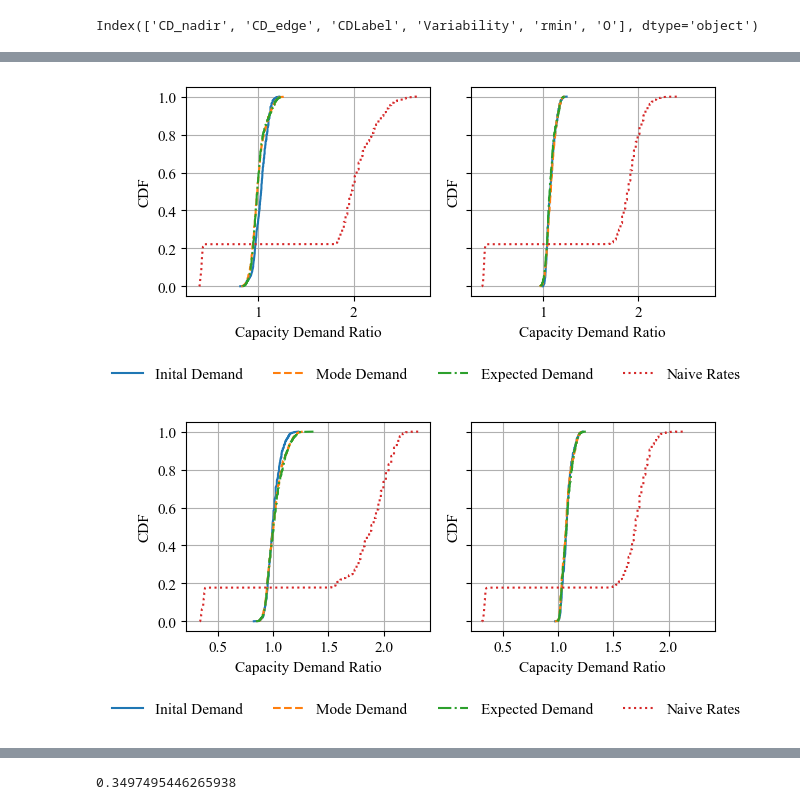
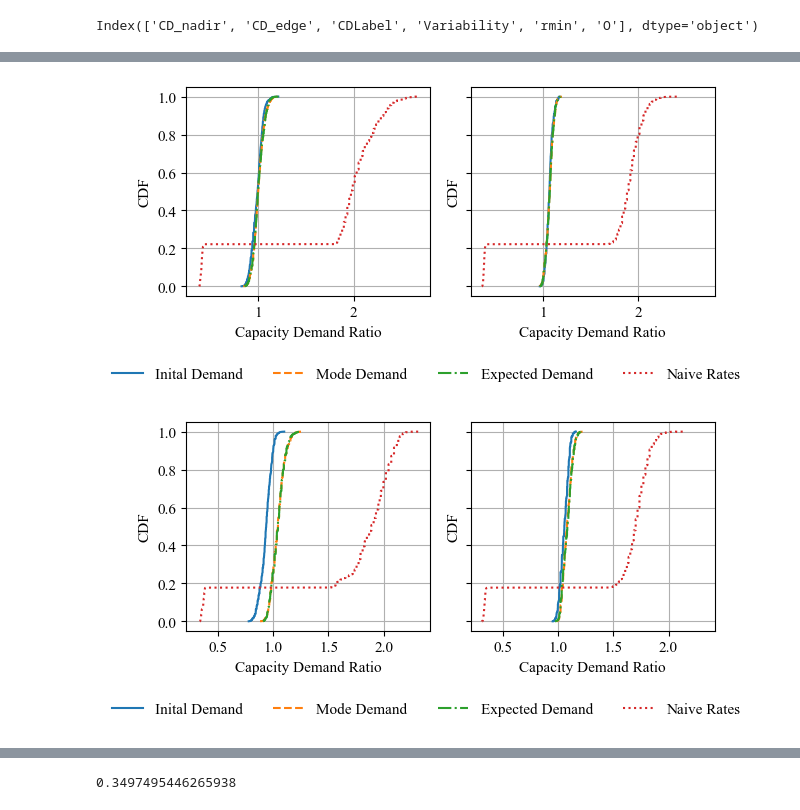
Before and after one commit to AppelEater/P10masters, a Jupyter notebook: visualizers/visualize_CDF_and_HIST_of_variable_demands.ipynb, the cells around one changed output, grey strips where cells are left out. Cells and saved outputs as stored; diff of their text form; code cells hidden in the pictures.

```diff
--- a/visualizers/visualize_CDF_and_HIST_of_variable_demands.ipynb
+++ b/visualizers/visualize_CDF_and_HIST_of_variable_demands.ipynb
@@ -332,7 +332,7 @@ CD_O_equal_two_nadir
 CD_O_equal_five_edge
 CD_O_equal_five_nadir
 
-Labels_for_naive_case = ["Edge Intertial","Edge Variable","Nadir Intertial", "Nadir Variable"]
+Labels_for_naive_case = ["Edge Intertia","Edge Variable","Nadir Intertia", "Nadir Variable"]
 
 for idx, ax in enumerate(axs1):
     ax.set_xlabel("Capacity Demand Ratio")
@@ -436,11 +436,12 @@ CD_over_loops[(CD_over_loops["rmin"] == 0) & (CD_over_loops["O"] == 2)]
 | 24 | [0.97421634, 0.98556644, 1.007076... | [0.9844068, 0.9750315, 1.0341244,... | Expected demand Variable | Variability | 0 | 2 |
 | 30 | [1.0519311, 1.047548, 1.0453702, ... | [1.1090984, 1.0647345, 1.0541925,... | Expected demand Sticky | Inertial | 0 | 2 |
 # %%
-df_rmin_zero_o_two_inertial = CD_over_loops[(CD_over_loops["rmin"] == 0) & (CD_over_loops["O"] == 2) & (CD_over_loops["Variability"] == "Inertial")]
-df_rmin_zero_o_two_variable= CD_over_loops[(CD_over_loops["rmin"] == 0) & (CD_over_loops["O"] == 2) & (CD_over_loops["Variability"] == "Variability")]
+rmin = 200000
+df_rmin_zero_o_two_inertial = CD_over_loops[(CD_over_loops["rmin"] == rmin) & (CD_over_loops["O"] == 2) & (CD_over_loops["Variability"] == "Inertial")]
+df_rmin_zero_o_two_variable= CD_over_loops[(CD_over_loops["rmin"] == rmin) & (CD_over_loops["O"] == 2) & (CD_over_loops["Variability"] == "Variability")]
 
-df_rmin_zero_o_five_inertial = CD_over_loops[(CD_over_loops["rmin"] == 0) & (CD_over_loops["O"] == 5) & (CD_over_loops["Variability"] == "Inertial")]
-df_rmin_zero_o_five_variable = CD_over_loops[(CD_over_loops["rmin"] == 0) & (CD_over_loops["O"] == 5) & (CD_over_loops["Variability"] == "Variability")]
+df_rmin_zero_o_five_inertial = CD_over_loops[(CD_over_loops["rmin"] == rmin) & (CD_over_loops["O"] == 5) & (CD_over_loops["Variability"] == "Inertial")]
+df_rmin_zero_o_five_variable = CD_over_loops[(CD_over_loops["rmin"] == rmin) & (CD_over_loops["O"] == 5) & (CD_over_loops["Variability"] == "Variability")]
 
 fig, axs = plt.subplots(1,2, figsize = (6.1, 3)
                           , sharex=True,
@@ -491,7 +492,7 @@ fig.legend(
 )
 
 fig.tight_layout(rect=[0, 0.05, 1, 1])
-fig.savefig("CDR_CDF_nadir_o2.pdf", bbox_inches='tight')
+fig.savefig(f"CDR_CDF_nadir_o2{rmin}.pdf", bbox_inches='tight')
 
 fig, axs = plt.subplots(1,2, figsize = (6.1, 3)
                             , sharex=True,
@@ -513,36 +514,36 @@ for idx, ax in enumerate(axs):
             sorted_CD = np.sort(CD)
             n = len(sorted_CD)
             cdf = np.arange(1, n + 1) / n
 
             ax.plot( sorted_CD, cdf, linestyle = five_line_styles[idk], label=labels_for_optimisatoin_plots[idk])
 
 
     if idx == 1: # Inertial case
 
         for idk in range(4):
             if idk < 3:
                 CD = df_rmin_zero_o_two_inertial["CD_edge"].iloc[idk]
             else:
                 CD = CD_O_equal_two_edge[0]
             CD = np.array(CD)
 
             sorted_CD = np.sort(CD)
             n = len(sorted_CD)
             cdf = np.arange(1, n + 1) / n
 
             ax.plot( sorted_CD, cdf, linestyle = five_line_styles[idk])
 
 fig.legend(
     loc='lower center',
     bbox_to_anchor=(0.5, -0.08),
     ncol=4,
     frameon=False
 )
 fig.tight_layout(rect=[0, 0.05, 1, 1])
-fig.savefig("CDR_CDF_edge_o2.pdf", bbox_inches='tight')
+fig.savefig(f"CDR_CDF_edge_o2{rmin}.pdf", bbox_inches='tight')
 # %% [output]
-[figure, old version]
+[figure, new version]
-[figure, old version]
+[figure, new version]
 # %%
 # Plot the same without the naive case
 fig, axs = plt.subplots(1,2, figsize = (6.1, 3)
```
Also changed, not shown: parts of 5 cells of this notebook, 16 other files.
